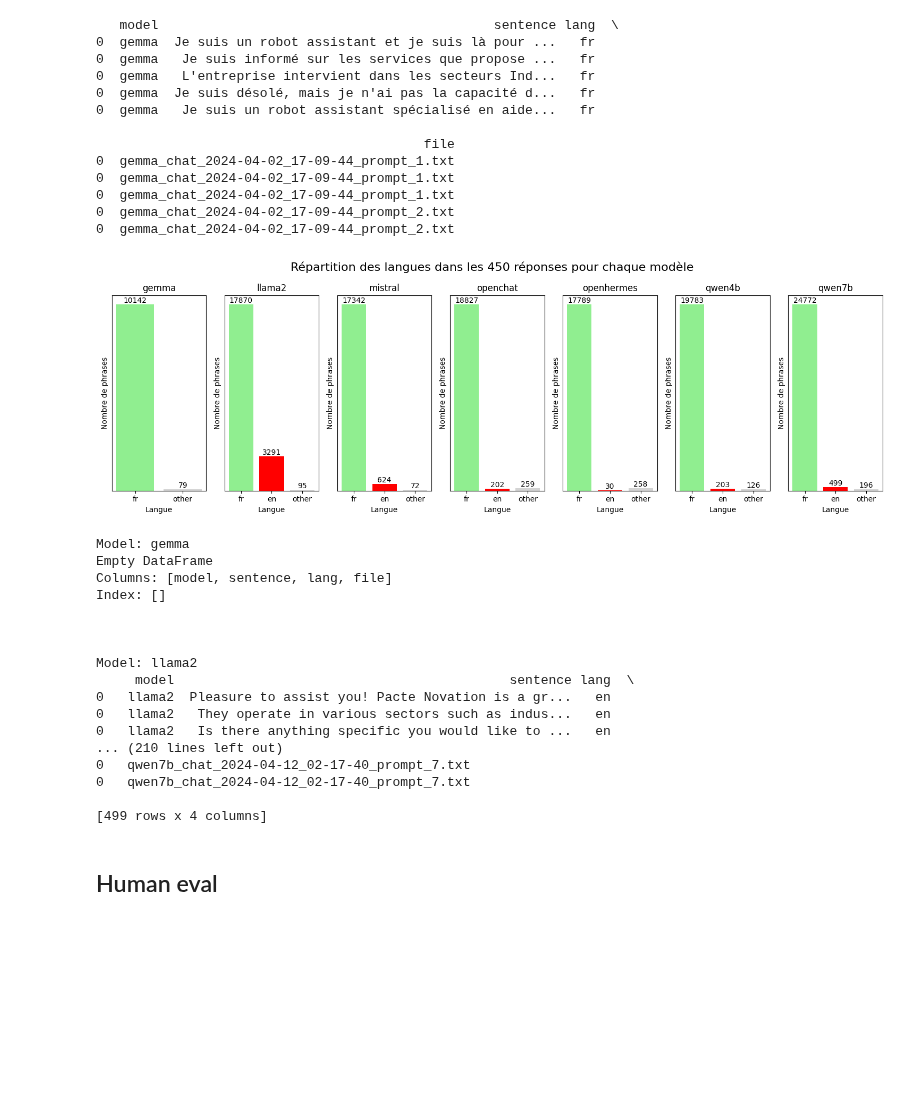
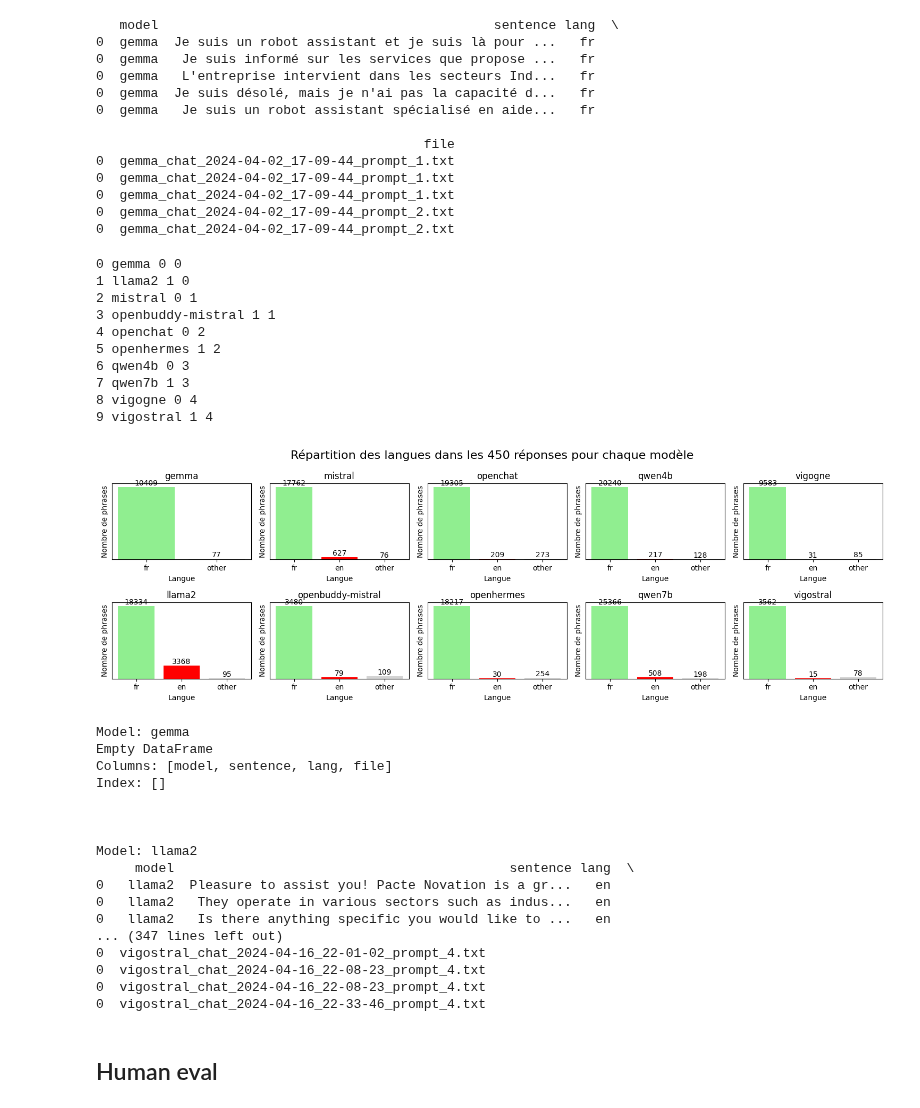
Before and after one commit to eliot-christon/robot-speech-to-speech, a Jupyter notebook: Tools/Evaluation/T2/eval.ipynb, the cells around one changed output. Drawn from its saved outputs; the diff is of its cells as text; code cells hidden in the pictures; blank space fills up the shorter version.

Commit message:
T10 more models, more plots, more evals

```diff
--- a/Tools/Evaluation/T2/eval.ipynb
+++ b/Tools/Evaluation/T2/eval.ipynb
@@ -244,46 +244,60 @@ print(lang_df.head())
 models = lang_df["model"].unique()
 # %%
 # plot the languages for each model
-fig, ax = plt.subplots(1, len(models), figsize=(15, 5))
+height_n = 2
+width_n = len(models)//2 + len(models)%2
+fig, axs = plt.subplots(height_n, width_n, figsize=(15, 5))
 color_dict = {"fr": "lightgreen", "en": "red", "other": "lightgrey"}
 for i, model in enumerate(models):
+    print(i, model, i%height_n, (i//2)%width_n)
+    ax = axs[i%height_n, (i//2)%width_n]
     sub_df_1 = lang_df[lang_df["model"] == model]
     # only three bars
     for lang, sub_sub_df in {
                         "fr"    : sub_df_1[sub_df_1["lang"] == "fr"],
                         "en"    : sub_df_1[sub_df_1["lang"] == "en"],
                         "other" : sub_df_1[(sub_df_1["lang"] != "fr") & (sub_df_1["lang"] != "en")]
                     }.items():
         count = len(sub_sub_df)
         if count == 0:
             continue
-        ax[i].bar(lang, count, color=color_dict[lang])
-        ax[i].text(lang, count, str(count), ha="center", va="bottom")
+        ax.bar(lang, count, color=color_dict[lang])
+        ax.text(lang, count, str(count), ha="center", va="bottom")
 
-    ax[i].set_title(model)
+    ax.set_title(model)
     if FRENCH:
-        ax[i].set_xlabel("Langue")
-        ax[i].set_ylabel("Nombre de phrases")
+        ax.set_xlabel("Langue")
+        ax.set_ylabel("Nombre de phrases")
     else:
-        ax[i].set_xlabel("Language")
-        ax[i].set_ylabel("Sentence count")
+        ax.set_xlabel("Language")
+        ax.set_ylabel("Sentence count")
     # no y ticks
-    ax[i].set_yticks([])
+    ax.set_yticks([])
 
 # big title
 if FRENCH:
     fig.suptitle("Répartition des langues dans les {0} réponses pour chaque modèle".format(nb_count), fontsize=16)
 else:
     fig.suptitle("Language distribution in the {0} responses for each model".format(nb_count), fontsize=16)
 
 plt.tight_layout()
 
 # save the figure
 plt.savefig("lang_analysis.png")
 
 plt.show()
 # %% [output]
+0 gemma 0 0
+1 llama2 1 0
+2 mistral 0 1
+3 openbuddy-mistral 1 1
+4 openchat 0 2
+5 openhermes 1 2
+6 qwen4b 0 3
+7 qwen7b 1 3
+8 vigogne 0 4
+9 vigostral 1 4
-[figure, old version]
+[figure, new version]
 # %%
 # print some non french sentences (and non unknown)
 
@@ -305,11 +319,11 @@ Model: llama2
 0   llama2  Pleasure to assist you! Pacte Novation is a gr...   en
 0   llama2   They operate in various sectors such as indus...   en
 0   llama2   Is there anything specific you would like to ...   en
-... (210 lines left out)
-0   qwen7b_chat_2024-04-12_02-17-40_prompt_7.txt
-0   qwen7b_chat_2024-04-12_02-17-40_prompt_7.txt
-
-[499 rows x 4 columns]
+... (347 lines left out)
+0  vigostral_chat_2024-04-16_22-01-02_prompt_4.txt
+0  vigostral_chat_2024-04-16_22-08-23_prompt_4.txt
+0  vigostral_chat_2024-04-16_22-08-23_prompt_4.txt
+0  vigostral_chat_2024-04-16_22-33-46_prompt_4.txt
 # %% [markdown]
 ## Human eval
 # %% [markdown]
```
Also changed, not shown: parts of 4 cells of this notebook, 5 other files.
